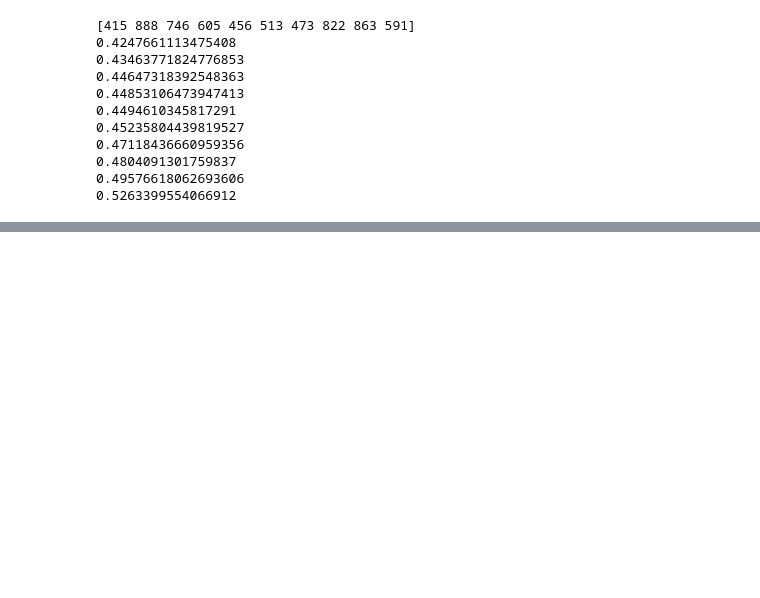
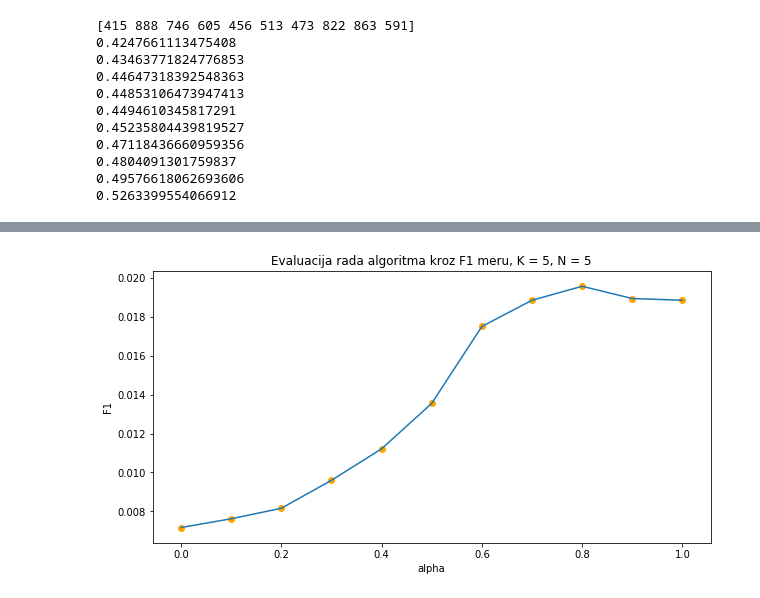
Before and after one commit to VladanaDjordjevic/Collaborative-Filtering-Covariance-Matrix, a Jupyter notebook: MovieLens 100K.ipynb, the cells around one changed output, grey strips where cells are left out. Cells and saved outputs as stored; diff of their text form; code cells hidden in the pictures; blank space fills up the shorter version.

Commit message:
Implemented F1, MAE and NMAE metrics for algorithm evaluation on MovieLens 100K dataset

```diff
--- a/MovieLens 100K.ipynb
+++ b/MovieLens 100K.ipynb
@@ -337,0 +461,2 @@ test_data[test_data['item'] == 174]
+# %%
+T = getTestItems()
@@ -337,0 +537,8 @@ test_data[test_data['item'] == 174]
+# %%
+min_max_rating = {}
+for i in range(number_of_users):
+    min_rating = ui_matrix_train[i, ui_matrix_train[i, :] != 0].min()
+    max_rating = ui_matrix_train[i, ui_matrix_train[i, :] != 0].max()
+    min_max_rating[i] = [min_rating, max_rating]
+
+min_max_rating
@@ -337,0 +600,24 @@ test_data[test_data['item'] == 174]
+# %%
+def applyAlgorithm():
+    T = getTestItems()
+    alphas = [0, 0.1, 0.2, 0.3, 0.4, 0.5, 0.6, 0.7, 0.8, 0.9, 1]
+    F1s = []
+    MAEs = []
+    NMAEs = []
+    for alpha in alphas:
+        print(alpha)
+        R = recommendToTestUsers(alpha = alpha, K = 5, N = 5)
+        precision = getPrecision(R, T)
+        recall = getRecall(R, T)
+        F1 = 2 / (1/precision + 1/recall)
+        F1s.append(F1)
+        MAE_and_NMAE = getMAEandNMAE(R, T)
+        MAEs.append(MAE_and_NMAE[0])
+        NMAEs.append(MAE_and_NMAE[1])
+
+    evaluations = list(zip(alphas, F1s, MAEs, NMAEs))
+
+    return evaluations
+# %%
+evaluations = applyAlgorithm()
+evaluations
@@ -337,0 +653,10 @@ test_data[test_data['item'] == 174]
+# %%
+plt.figure(figsize = (10, 5))
+plt.title('Evaluacija rada algoritma kroz F1 meru, K = 5, N = 5')
+plt.plot([element[0] for element in evaluations], [element[1] for element in evaluations])
+plt.scatter([element[0] for element in evaluations], [element[1] for element in evaluations], color = 'orange')
+plt.xlabel('alpha')
+plt.ylabel('F1')
+plt.show()
+# %% [output]
+[figure, added]
```
Also changed, not shown: parts of 62 cells of this notebook, 1 other file.
